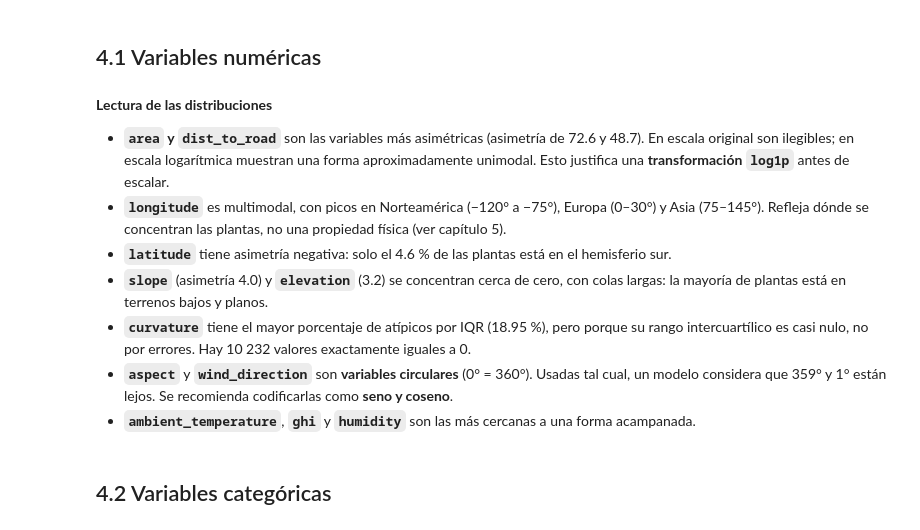
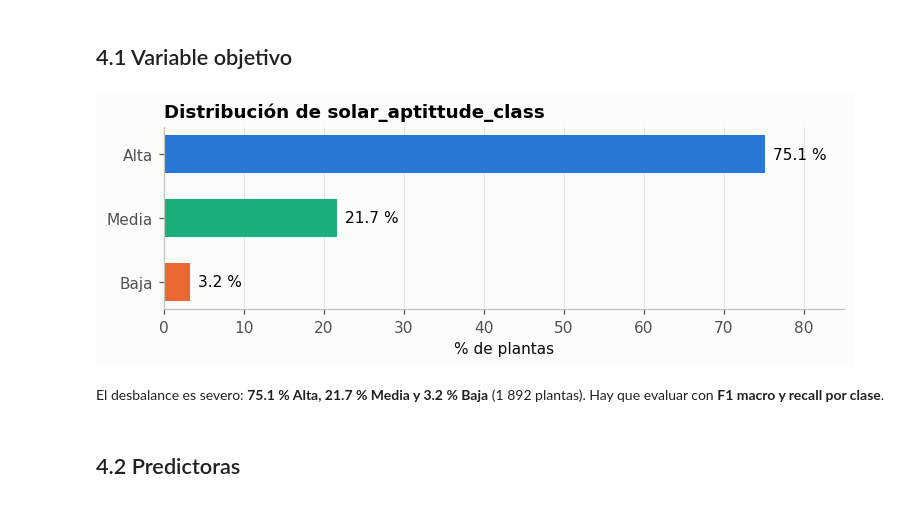
Before and after one commit to AlexT09/EDA_SOLAR-POWER-PLANTS, a Jupyter notebook: _sources/04_univariado.ipynb, the cells around one changed output. Drawn from its saved outputs; the diff is of its cells as text; code cells hidden in the pictures.

```diff
--- a/_sources/04_univariado.ipynb
+++ b/_sources/04_univariado.ipynb
@@ -17,3 +16,3 @@ pd.set_option("display.max_columns", 40)
 df = load_data()
 # %% [markdown]
-## 4.1 Variables numéricas
+## 4.1 Variable objetivo
@@ -41,10 +18,0 @@ plt.tight_layout(); plt.show()
-# %% [markdown]
-**Lectura de las distribuciones**
-
-- **`area` y `dist_to_road`** son las variables más asimétricas (asimetría de 72.6 y 48.7). En escala original son ilegibles; en escala logarítmica muestran una forma aproximadamente unimodal. Esto justifica una **transformación `log1p`** antes de escalar.
-- **`longitude`** es multimodal, con picos en Norteamérica (−120° a −75°), Europa (0–30°) y Asia (75–145°). Refleja dónde se concentran las plantas, no una propiedad física (ver capítulo 5).
-- **`latitude`** tiene asimetría negativa: solo el 4.6 % de las plantas está en el hemisferio sur.
-- **`slope`** (asimetría 4.0) y **`elevation`** (3.2) se concentran cerca de cero, con colas largas: la mayoría de plantas está en terrenos bajos y planos.
-- **`curvature`** tiene el mayor porcentaje de atípicos por IQR (18.95 %), pero porque su rango intercuartílico es casi nulo, no por errores. Hay 10 232 valores exactamente iguales a 0.
-- **`aspect`** y **`wind_direction`** son **variables circulares** (0° = 360°). Usadas tal cual, un modelo considera que 359° y 1° están lejos. Se recomienda codificarlas como **seno y coseno**.
-- **`ambient_temperature`**, **`ghi`** y **`humidity`** son las más cercanas a una forma acampanada.
@@ -62,2 +19,16 @@ plt.tight_layout(); plt.show()
+# %%
+pct = df[TARGET].value_counts(normalize=True)[CLASS_ORDER] * 100
+fig, ax = plt.subplots(figsize=(7, 2.6))
+ax.barh(CLASS_ORDER, pct.values, height=0.6, color=[CLASS_COLORS[k] for k in CLASS_ORDER])
+for y, v in enumerate(pct.values):
+    ax.text(v + 1, y, f"{v:.1f} %", va="center")
+ax.set_xlim(0, 85); ax.set_xlabel("% de plantas")
+ax.set_title("Distribución de solar_aptittude_class")
+ax.grid(axis="y", visible=False)
+plt.tight_layout(); plt.show()
+# %% [output]
+[figure, added]
+# %% [markdown]
+El desbalance es severo: **75.1 % Alta, 21.7 % Media y 3.2 % Baja** (1 892 plantas). Hay que evaluar con **F1 macro y recall por clase**.
 # %% [markdown]
-## 4.2 Variables categóricas
+## 4.2 Predictoras
```
Also changed, not shown: parts of 11 cells of this notebook, 39 other files.
